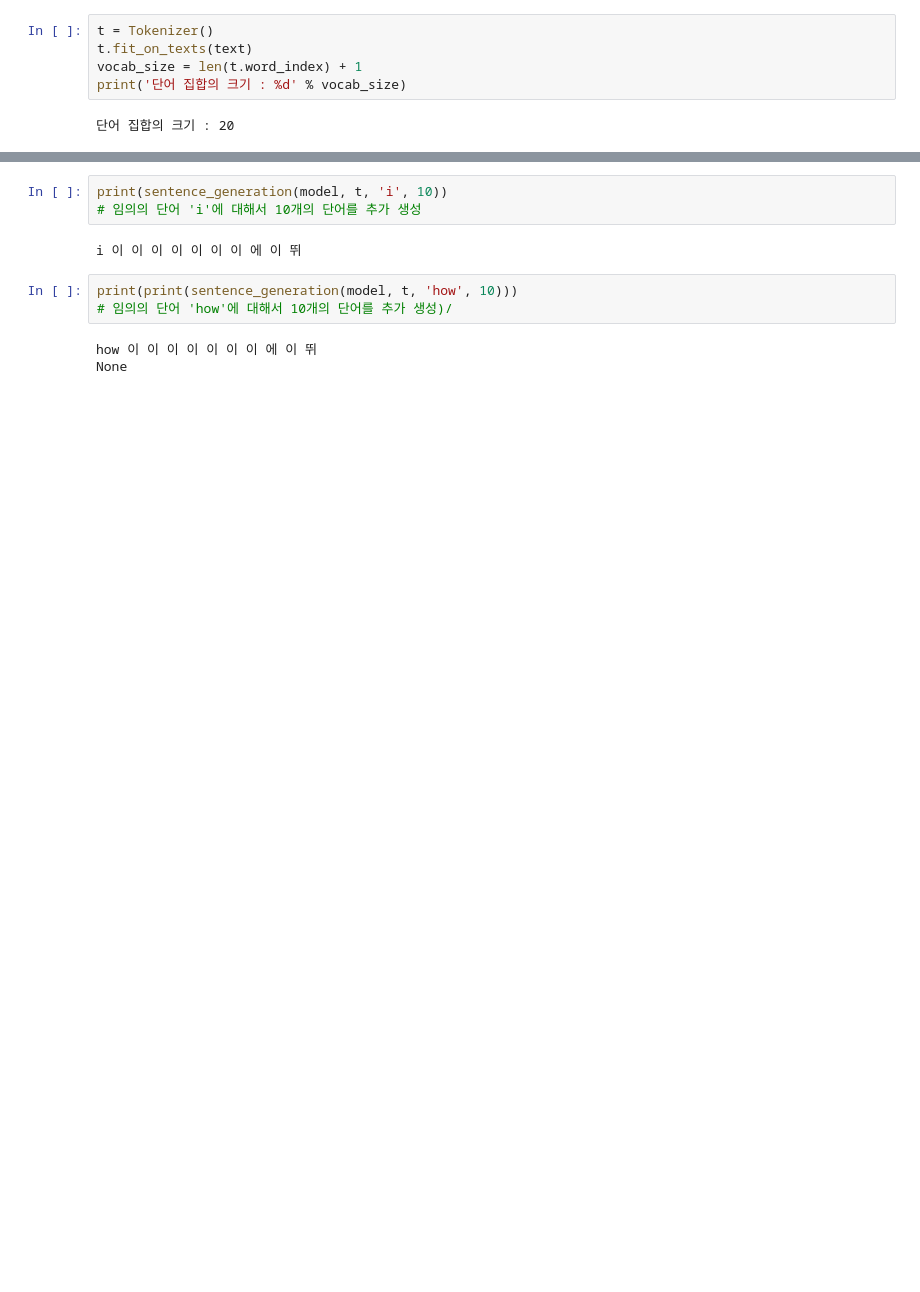
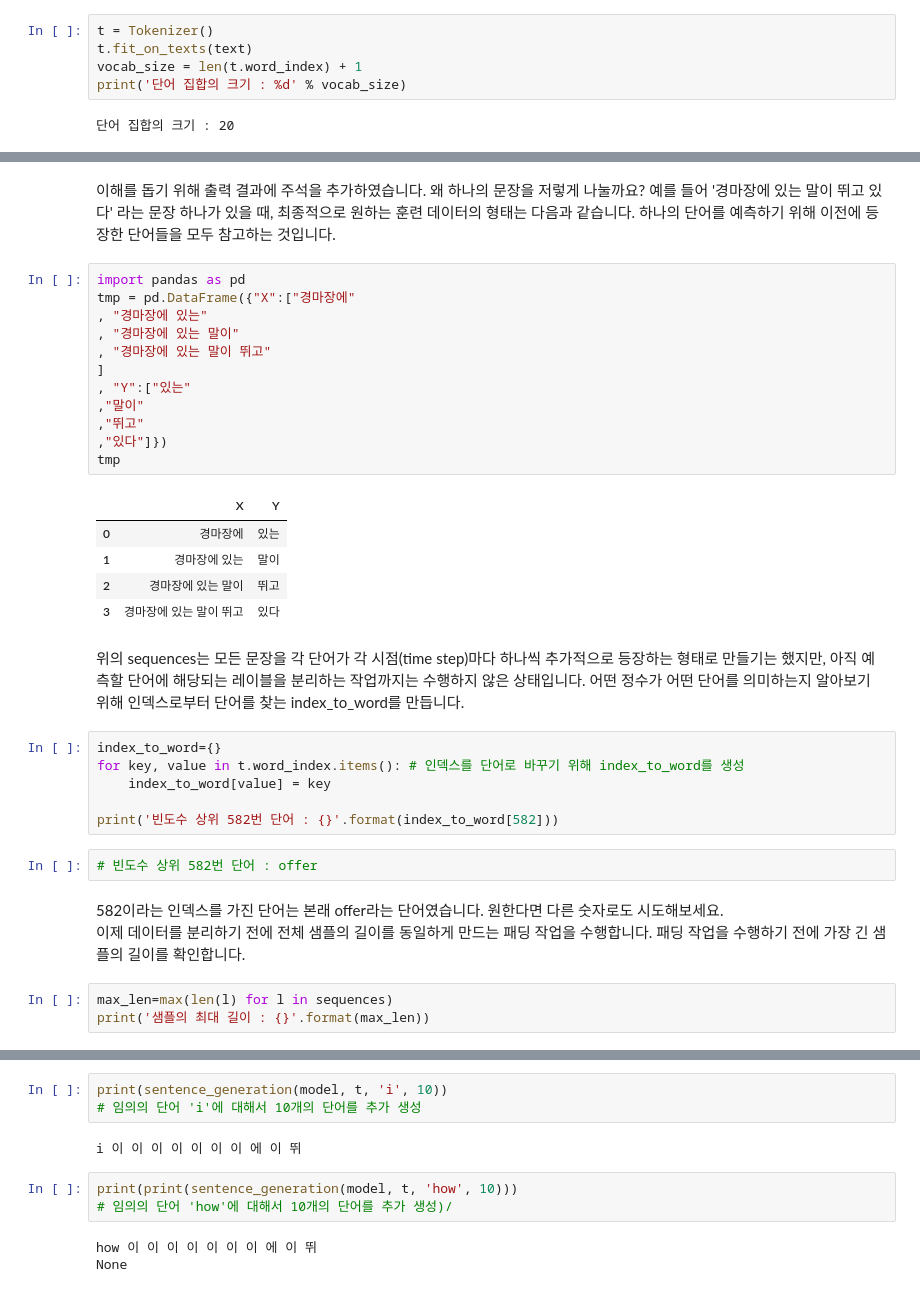
Before and after one commit to mrjjo18/study, a Jupyter notebook: NLP_scratch_with_DeepLearning/09.RNN.ipynb, the cells around one changed output, grey strips where cells are left out. Cells and saved outputs as stored; diff of their text form; blank space fills up the shorter version.

```diff
--- a/NLP_scratch_with_DeepLearning/09.RNN.ipynb
+++ b/NLP_scratch_with_DeepLearning/09.RNN.ipynb
@@ -659,0 +710,36 @@ print('단어 집합의 크기 : %d' % vocab_size)
+# %% [markdown]
+이해를 돕기 위해 출력 결과에 주석을 추가하였습니다. 왜 하나의 문장을 저렇게 나눌까요? 예를 들어 '경마장에 있는 말이 뛰고 있다' 라는 문장 하나가 있을 때, 최종적으로 원하는 훈련 데이터의 형태는 다음과 같습니다. 하나의 단어를 예측하기 위해 이전에 등장한 단어들을 모두 참고하는 것입니다.
+# %%
+import pandas as pd
+tmp = pd.DataFrame({"X":["경마장에"
+, "경마장에 있는"
+, "경마장에 있는 말이"
+, "경마장에 있는 말이 뛰고"
+]
+, "Y":["있는"
+,"말이"
+,"뛰고"
+,"있다"]})
+tmp
+# %% [output]
+|  | X | Y |
+| 0 | 경마장에 | 있는 |
+| 1 | 경마장에 있는 | 말이 |
+| 2 | 경마장에 있는 말이 | 뛰고 |
+| 3 | 경마장에 있는 말이 뛰고 | 있다 |
+# %% [markdown]
+위의 sequences는 모든 문장을 각 단어가 각 시점(time step)마다 하나씩 추가적으로 등장하는 형태로 만들기는 했지만, 아직 예측할 단어에 해당되는 레이블을 분리하는 작업까지는 수행하지 않은 상태입니다. 어떤 정수가 어떤 단어를 의미하는지 알아보기 위해 인덱스로부터 단어를 찾는 index_to_word를 만듭니다.
+# %%
+index_to_word={}
+for key, value in t.word_index.items(): # 인덱스를 단어로 바꾸기 위해 index_to_word를 생성
+    index_to_word[value] = key
+
+print('빈도수 상위 582번 단어 : {}'.format(index_to_word[582]))
+# %%
+# 빈도수 상위 582번 단어 : offer
+# %% [markdown]
+582이라는 인덱스를 가진 단어는 본래 offer라는 단어였습니다. 원한다면 다른 숫자로도 시도해보세요.
+이제 데이터를 분리하기 전에 전체 샘플의 길이를 동일하게 만드는 패딩 작업을 수행합니다. 패딩 작업을 수행하기 전에 가장 긴 샘플의 길이를 확인합니다.
+# %%
+max_len=max(len(l) for l in sequences)
+print('샘플의 최대 길이 : {}'.format(max_len))
```
Also changed, not shown: parts of 88 cells of this notebook.
